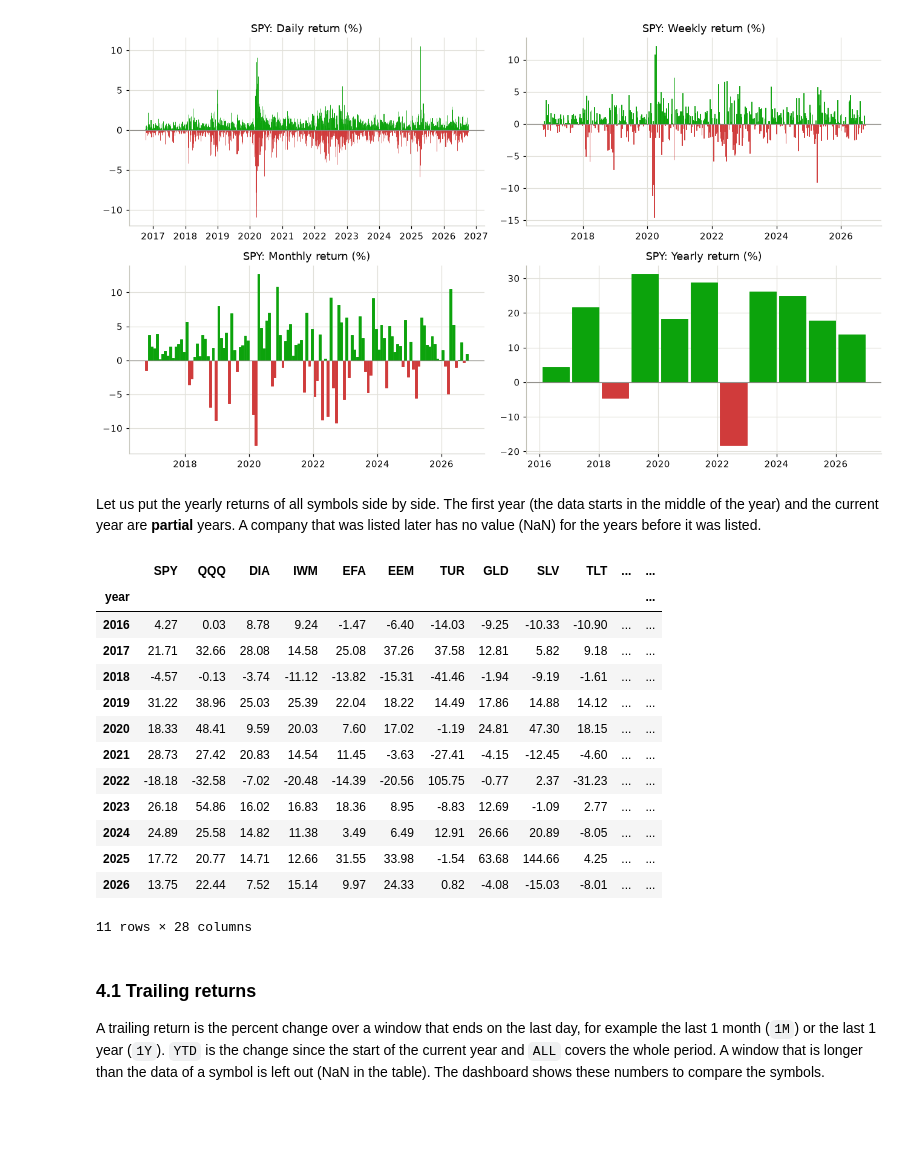
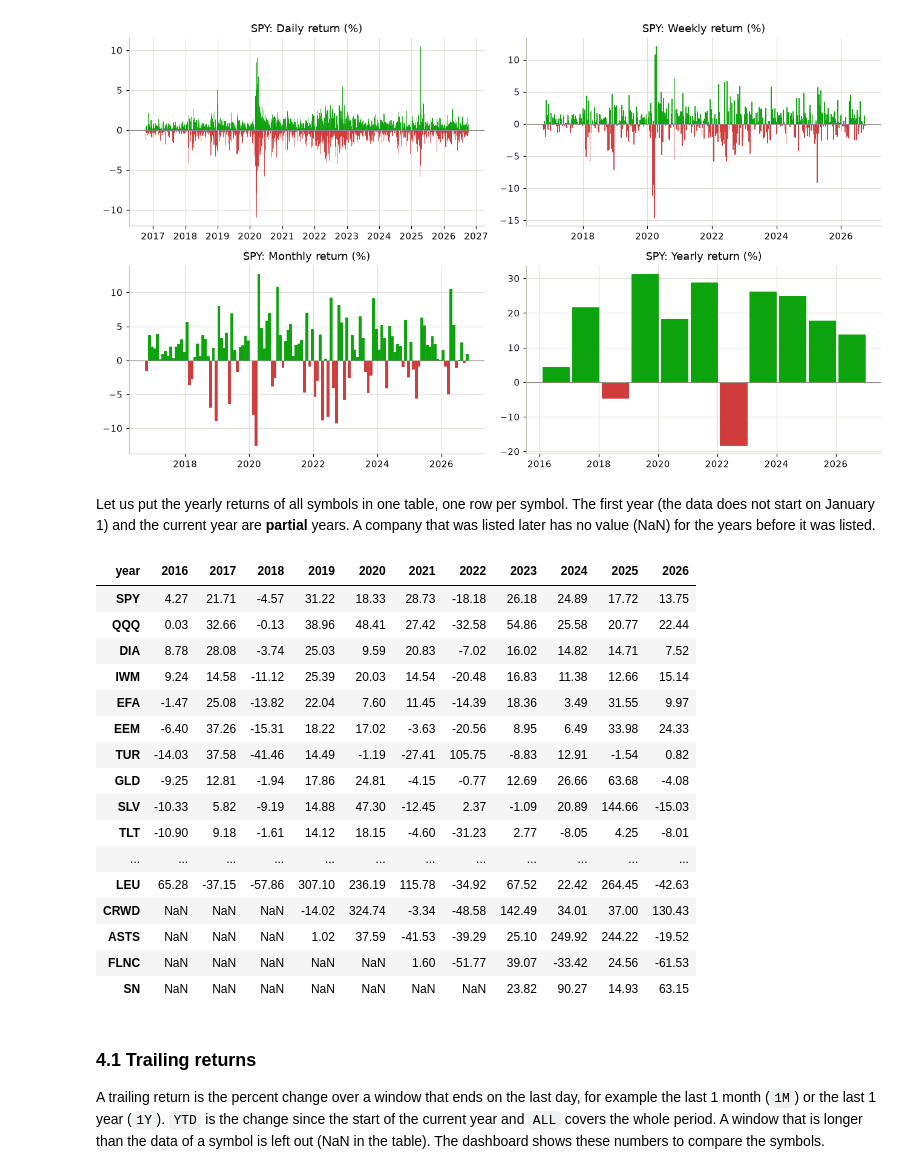
Before and after one commit to OkanOzuAI/etf-database, a Jupyter notebook: notebook/analysis.ipynb, the cells around one changed output. Drawn from its saved outputs; the diff is of its cells as text; code cells hidden in the pictures; blank space fills up the shorter version.

```diff
--- a/notebook/analysis.ipynb
+++ b/notebook/analysis.ipynb
@@ -575,29 +577,32 @@ plt.show()
 # %% [output]
 [figure]
 # %% [markdown]
-Let us put the yearly returns of all symbols side by side. The first year (the data starts in the middle of the year) and the current year are **partial** years. A company that was listed later has no value (NaN) for the years before it was listed.
+Let us put the yearly returns of all symbols in one table, one row per symbol. The first year (the data does not start on January 1) and the current year are **partial** years. A company that was listed later has no value (NaN) for the years before it was listed.
 # %%
 yearly = pd.DataFrame({
     s: backtest.period_returns(backtest.load_clean(s)["adj_close"], "YE") for s in config.SYMBOLS
 })
 yearly.index = yearly.index.year
 yearly.index.name = "year"
-yearly
+yearly.T  # one row per symbol (pandas cuts a table that has more than 20 columns)
 # %% [output]
-|  | SPY | QQQ | DIA | IWM | EFA | EEM | TUR | GLD | SLV | TLT | ... | ... |
-| year |  |  |  |  |  |  |  |  |  |  |  | ... |
-| 2016 | 4.27 | 0.03 | 8.78 | 9.24 | -1.47 | -6.40 | -14.03 | -9.25 | -10.33 | -10.90 | ... | ... |
-| 2017 | 21.71 | 32.66 | 28.08 | 14.58 | 25.08 | 37.26 | 37.58 | 12.81 | 5.82 | 9.18 | ... | ... |
-| 2018 | -4.57 | -0.13 | -3.74 | -11.12 | -13.82 | -15.31 | -41.46 | -1.94 | -9.19 | -1.61 | ... | ... |
-| 2019 | 31.22 | 38.96 | 25.03 | 25.39 | 22.04 | 18.22 | 14.49 | 17.86 | 14.88 | 14.12 | ... | ... |
-| 2020 | 18.33 | 48.41 | 9.59 | 20.03 | 7.60 | 17.02 | -1.19 | 24.81 | 47.30 | 18.15 | ... | ... |
-| 2021 | 28.73 | 27.42 | 20.83 | 14.54 | 11.45 | -3.63 | -27.41 | -4.15 | -12.45 | -4.60 | ... | ... |
-| 2022 | -18.18 | -32.58 | -7.02 | -20.48 | -14.39 | -20.56 | 105.75 | -0.77 | 2.37 | -31.23 | ... | ... |
-| 2023 | 26.18 | 54.86 | 16.02 | 16.83 | 18.36 | 8.95 | -8.83 | 12.69 | -1.09 | 2.77 | ... | ... |
-| 2024 | 24.89 | 25.58 | 14.82 | 11.38 | 3.49 | 6.49 | 12.91 | 26.66 | 20.89 | -8.05 | ... | ... |
-| 2025 | 17.72 | 20.77 | 14.71 | 12.66 | 31.55 | 33.98 | -1.54 | 63.68 | 144.66 | 4.25 | ... | ... |
-| 2026 | 13.75 | 22.44 | 7.52 | 15.14 | 9.97 | 24.33 | 0.82 | -4.08 | -15.03 | -8.01 | ... | ... |
+| year | 2016 | 2017 | 2018 | 2019 | 2020 | 2021 | 2022 | 2023 | 2024 | 2025 | 2026 |
+| SPY | 4.27 | 21.71 | -4.57 | 31.22 | 18.33 | 28.73 | -18.18 | 26.18 | 24.89 | 17.72 | 13.75 |
+| QQQ | 0.03 | 32.66 | -0.13 | 38.96 | 48.41 | 27.42 | -32.58 | 54.86 | 25.58 | 20.77 | 22.44 |
+| DIA | 8.78 | 28.08 | -3.74 | 25.03 | 9.59 | 20.83 | -7.02 | 16.02 | 14.82 | 14.71 | 7.52 |
+| IWM | 9.24 | 14.58 | -11.12 | 25.39 | 20.03 | 14.54 | -20.48 | 16.83 | 11.38 | 12.66 | 15.14 |
+| EFA | -1.47 | 25.08 | -13.82 | 22.04 | 7.60 | 11.45 | -14.39 | 18.36 | 3.49 | 31.55 | 9.97 |
+| EEM | -6.40 | 37.26 | -15.31 | 18.22 | 17.02 | -3.63 | -20.56 | 8.95 | 6.49 | 33.98 | 24.33 |
+| TUR | -14.03 | 37.58 | -41.46 | 14.49 | -1.19 | -27.41 | 105.75 | -8.83 | 12.91 | -1.54 | 0.82 |
+| GLD | -9.25 | 12.81 | -1.94 | 17.86 | 24.81 | -4.15 | -0.77 | 12.69 | 26.66 | 63.68 | -4.08 |
+| SLV | -10.33 | 5.82 | -9.19 | 14.88 | 47.30 | -12.45 | 2.37 | -1.09 | 20.89 | 144.66 | -15.03 |
+| TLT | -10.90 | 9.18 | -1.61 | 14.12 | 18.15 | -4.60 | -31.23 | 2.77 | -8.05 | 4.25 | -8.01 |
+| ... | ... | ... | ... | ... | ... | ... | ... | ... | ... | ... | ... |
+| LEU | 65.28 | -37.15 | -57.86 | 307.10 | 236.19 | 115.78 | -34.92 | 67.52 | 22.42 | 264.45 | -42.63 |
+| CRWD | NaN | NaN | NaN | -14.02 | 324.74 | -3.34 | -48.58 | 142.49 | 34.01 | 37.00 | 130.43 |
+| ASTS | NaN | NaN | NaN | 1.02 | 37.59 | -41.53 | -39.29 | 25.10 | 249.92 | 244.22 | -19.52 |
+| FLNC | NaN | NaN | NaN | NaN | NaN | 1.60 | -51.77 | 39.07 | -33.42 | 24.56 | -61.53 |
+| SN | NaN | NaN | NaN | NaN | NaN | NaN | NaN | 23.82 | 90.27 | 14.93 | 63.15 |
-11 rows × 28 columns
 # %% [markdown]
 ### 4.1 Trailing returns
 
```
Also changed, not shown: parts of 6 cells of this notebook, 25 other files.
